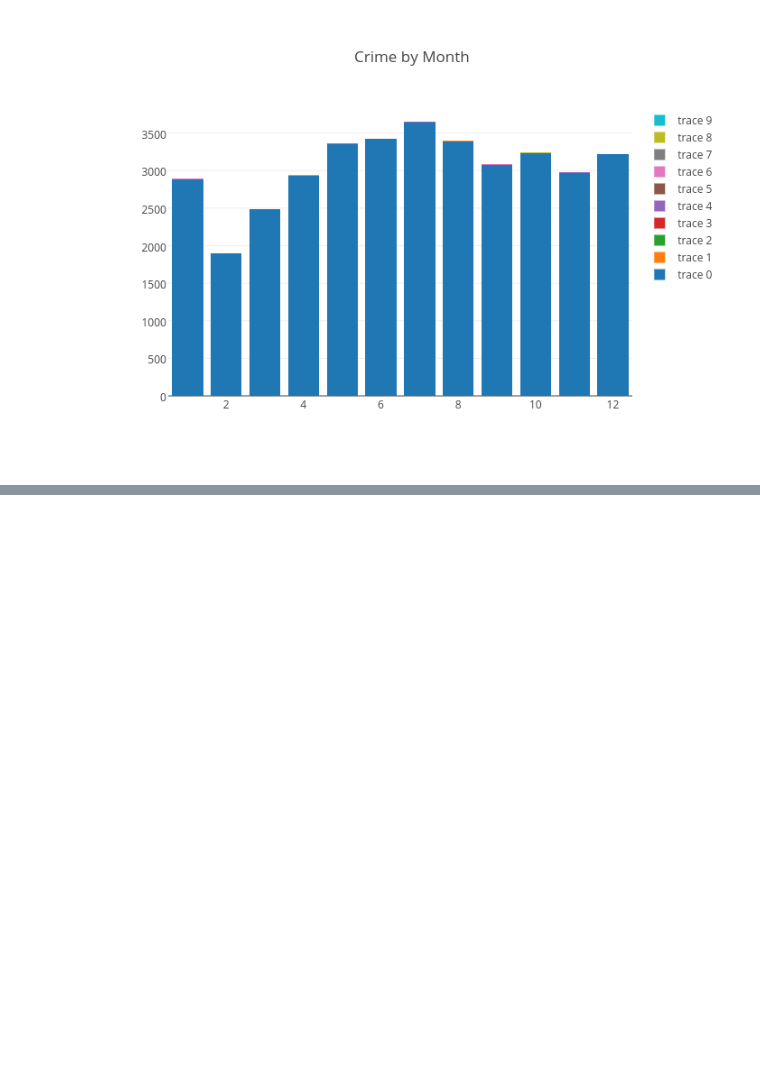
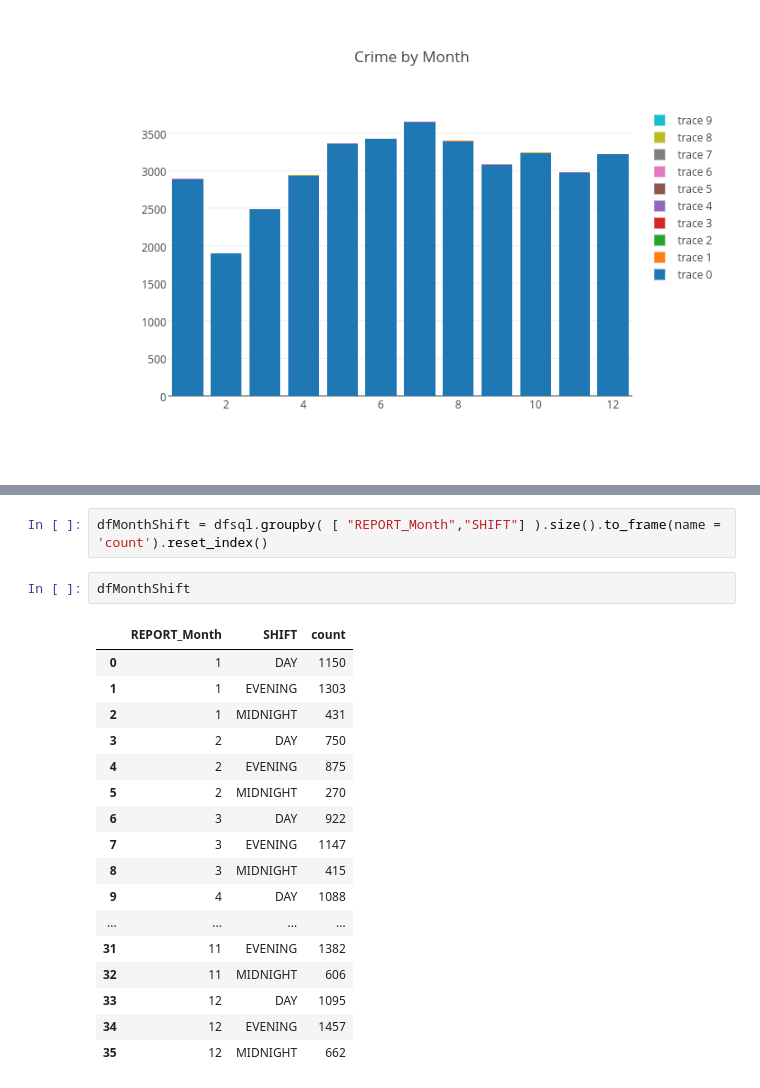
Before and after one commit to elkinst65/MSDS7331_Project_DC, a Jupyter notebook: MuraliLab1.ipynb, the cells around one changed output, grey strips where cells are left out. Drawn from its saved outputs; the diff is of its cells as text; blank space fills up the shorter version.

```diff
--- a/MuraliLab1.ipynb
+++ b/MuraliLab1.ipynb
@@ -654,0 +714,22 @@ Image(filename='my_stack_plot.png')
+# %%
+dfMonthShift = dfsql.groupby( [ "REPORT_Month","SHIFT"] ).size().to_frame(name = 'count').reset_index()
+# %%
+dfMonthShift
+# %% [output]
+|  | REPORT_Month | SHIFT | count |
+| 0 | 1 | DAY | 1150 |
+| 1 | 1 | EVENING | 1303 |
+| 2 | 1 | MIDNIGHT | 431 |
+| 3 | 2 | DAY | 750 |
+| 4 | 2 | EVENING | 875 |
+| 5 | 2 | MIDNIGHT | 270 |
+| 6 | 3 | DAY | 922 |
+| 7 | 3 | EVENING | 1147 |
+| 8 | 3 | MIDNIGHT | 415 |
+| 9 | 4 | DAY | 1088 |
+| ... | ... | ... | ... |
+| 31 | 11 | EVENING | 1382 |
+| 32 | 11 | MIDNIGHT | 606 |
+| 33 | 12 | DAY | 1095 |
+| 34 | 12 | EVENING | 1457 |
+| 35 | 12 | MIDNIGHT | 662 |
```
Also changed, not shown: parts of 11 cells of this notebook.
